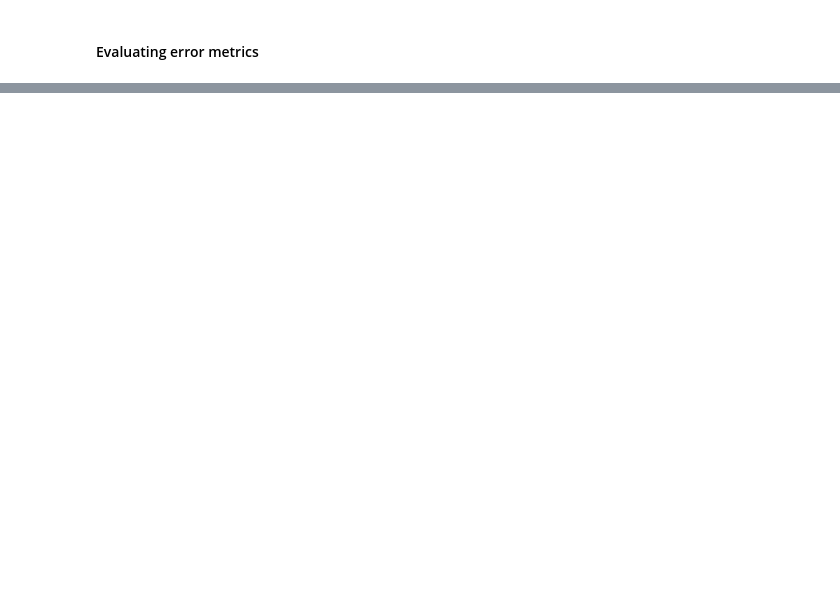
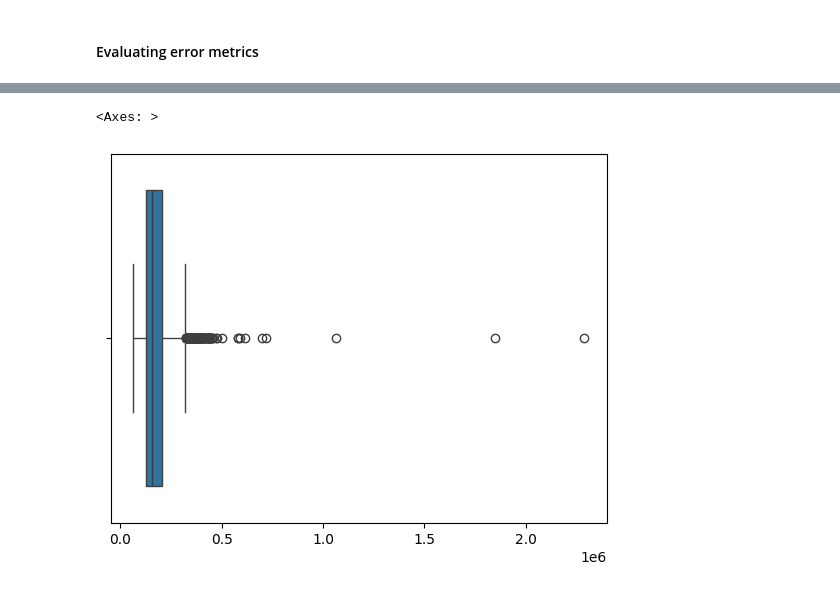
Before and after one commit to mark-torres10/personal_website, a Jupyter notebook: _jupyter/2023-12-22-linear-regression-example.ipynb, the cells around one changed output, grey strips where cells are left out. Saved outputs shown, nothing was run; the diff lists cells and outputs as text; code cells hidden in the pictures; blank space fills up the shorter version.

```diff
--- a/_jupyter/2023-12-22-linear-regression-example.ipynb
+++ b/_jupyter/2023-12-22-linear-regression-example.ipynb
@@ -249,0 +386,6 @@ Now that we have a working model, we need to check to see if our model does fit
+# %%
+# boxplot of predicted prices
+sns.boxplot(x=y_pred_true_prices[:,0])
+# %% [output]
+<Axes: >
+[figure, added]
```
Also changed, not shown: parts of 52 cells of this notebook, 13 other files.
